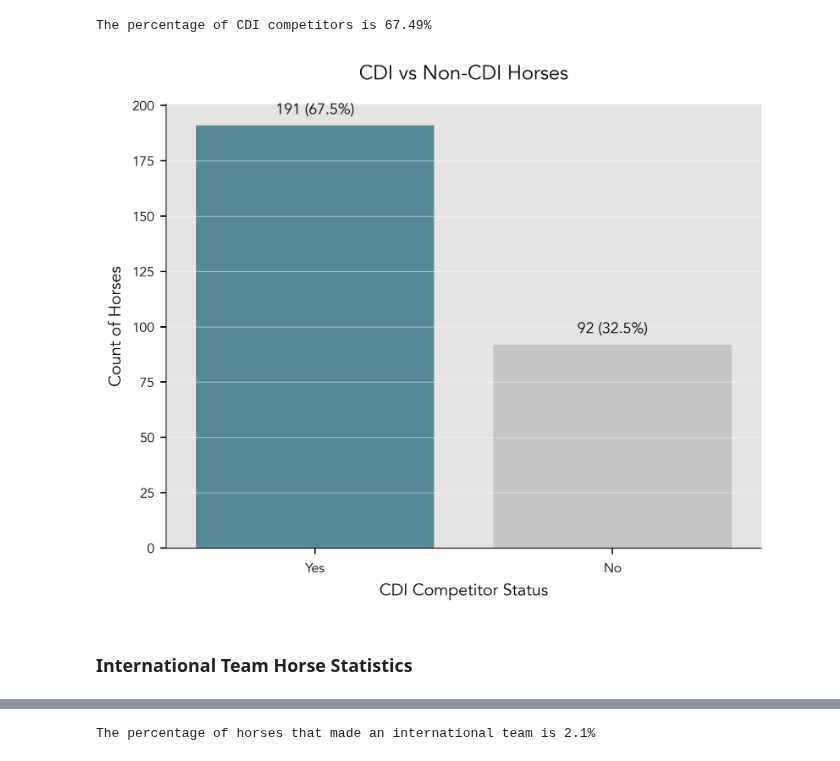
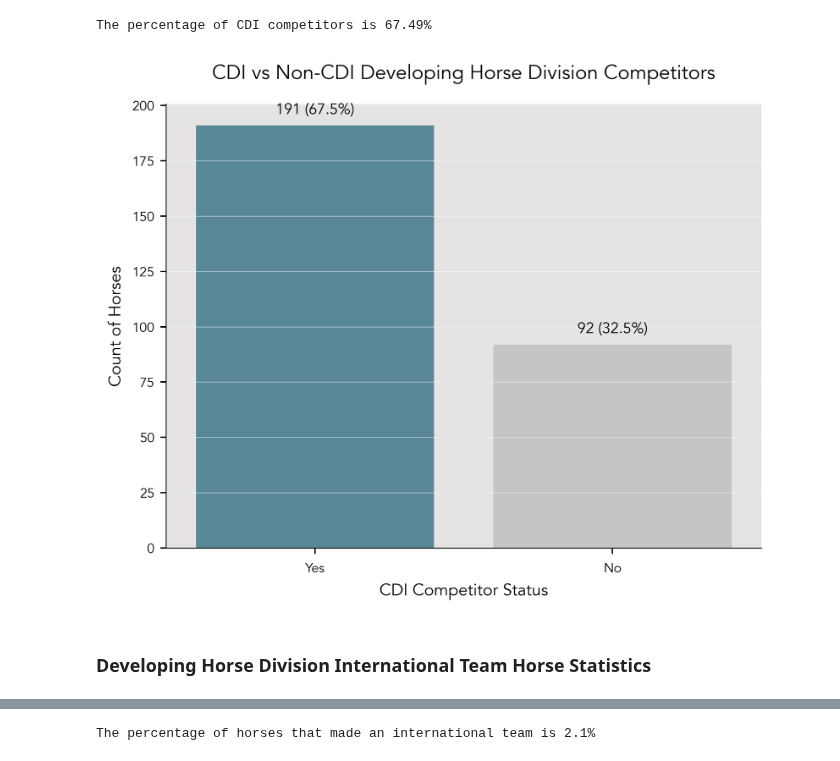
Before and after one commit to siobyrne/young-dressage-horse-program-analysis, a Jupyter notebook: developinghorse.ipynb, the cells around one changed output, grey strips where cells are left out. Cells and saved outputs as stored; diff of their text form; code cells hidden in the pictures.

```diff
--- a/developinghorse.ipynb
+++ b/developinghorse.ipynb
@@ -99,31 +102,31 @@ The percentage of CDI competitors is 67.49%
 # %%
 #  create a countplot to visualize CDI vs non-CDI horse data
 
 # set options for countplot
 ax = sns.countplot(
    x = 'CDI Competitor',
    data = total_dev_horses,
    palette = ['#0d6a87', '#b7b8b8'],
    alpha = .7,
    order = total_dev_horses['CDI Competitor'].value_counts().index
 )
 
 # add annotation for count and percentage of CDI vs non-CDI
 for p in ax.patches:
     ax.annotate("{:0,.0f} ({:,.1f}%)".format(p.get_height(), p.get_height()*100/dev_horse_count), (p.get_x() + p.get_width()/2, p.get_height() + 3), ha = 'center', va = 'bottom', fontsize=9)
 
 # set title, xlabel, and ylabel
-plt.title('CDI vs Non-CDI Horses')
+plt.title('CDI vs Non-CDI Developing Horse Division Competitors')
 plt.xlabel('CDI Competitor Status')
 plt.ylabel('Count of Horses')
 
 # save and show figure
 plt.savefig('images/dh-cdi-competitors.png')
 plt.show()
 # %% [output]
-[figure, old version]
+[figure, new version]
 # %% [markdown]
-### International Team Horse Statistics
+### Developing Horse Division International Team Horse Statistics
 # %%
 # select the horses that went on to make an international team (Pan American, World Equestrian, or Olympic Games)
 dev_team_df = total_dev_horses[(total_dev_horses['InternationalTeam'] == 'Yes')]
```
Also changed, not shown: parts of 5 cells of this notebook, 10 other files.
